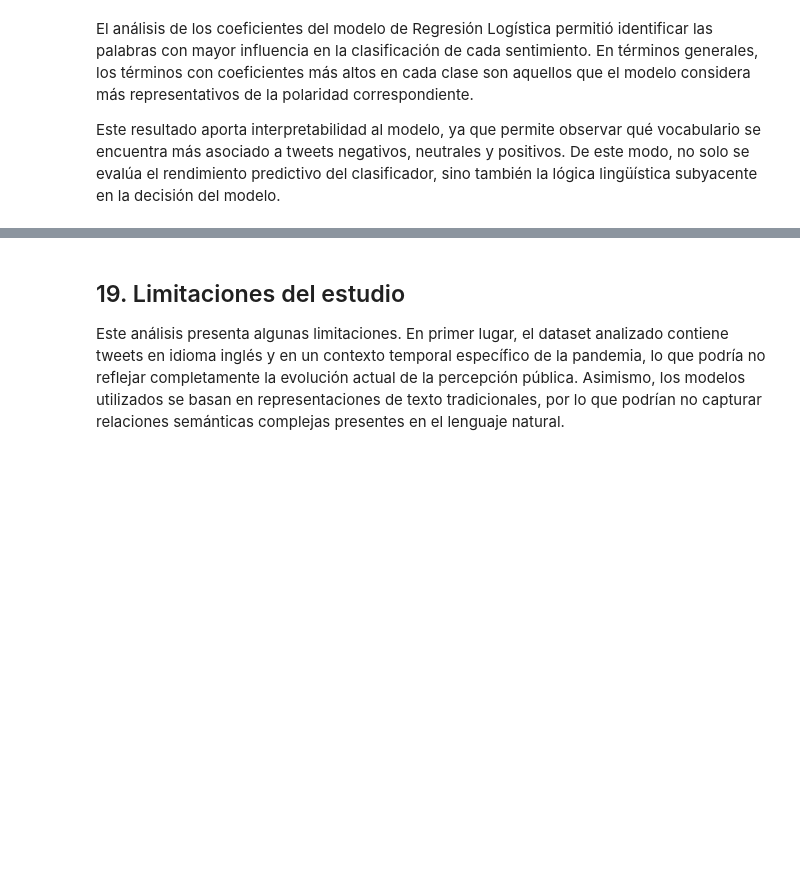
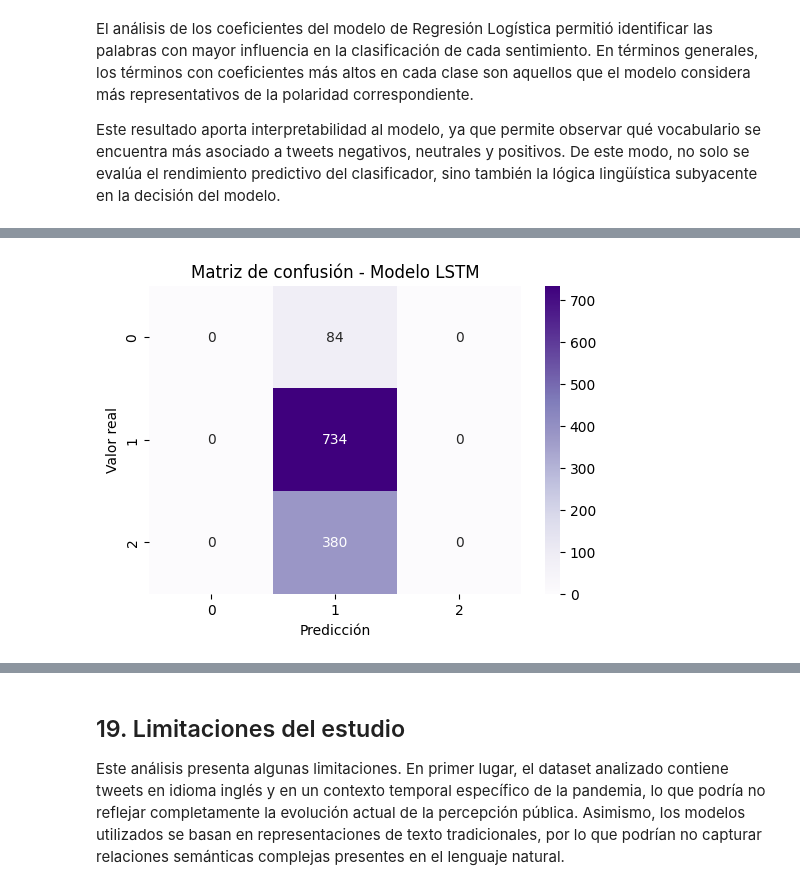
Before and after one commit to Jormao2025/Data_Science_1, a Jupyter notebook: Proyecto_Final_Data_Science_III_Análisis_Sentimiento_en_Tweets_sobre_Vacunas_contra_COVID_19.ipynb, the cells around one changed output, grey strips where cells are left out. Cells and saved outputs as stored; diff of their text form; code cells hidden in the pictures; blank space fills up the shorter version.

```diff
--- a/Proyecto_Final_Data_Science_III_Análisis_Sentimiento_en_Tweets_sobre_Vacunas_contra_COVID_19.ipynb
+++ b/Proyecto_Final_Data_Science_III_Análisis_Sentimiento_en_Tweets_sobre_Vacunas_contra_COVID_19.ipynb
@@ -1039,0 +1082,16 @@ La matriz de confusión y las métricas de clasificación permiten analizar en d
+# %%
+model_dl = Sequential([
+    Embedding(input_dim=max_words, output_dim=64, input_length=max_len),
+    LSTM(64, dropout=0.2, recurrent_dropout=0.2),
+    Dense(32, activation='relu'),
+    Dropout(0.3),
+    Dense(3, activation='softmax')
+])
+# %%
+model_dl.compile(
+    loss='categorical_crossentropy',
+    optimizer='adam',
+    metrics=['accuracy']
+)
+
+model_dl.summary()
@@ -1039,0 +1118,9 @@ La matriz de confusión y las métricas de clasificación permiten analizar en d
+# %%
+history = model_dl.fit(
+    X_train_dl,
+    y_train_dl,
+    epochs=5,
+    batch_size=32,
+    validation_split=0.2,
+    verbose=1
+)
@@ -1039,0 +1145,9 @@ La matriz de confusión y las métricas de clasificación permiten analizar en d
+# %%
+import numpy as np
+from sklearn.metrics import classification_report, confusion_matrix
+
+y_pred_dl = model_dl.predict(X_test_dl)
+y_pred_dl_classes = np.argmax(y_pred_dl, axis=1)
+y_test_dl_classes = np.argmax(y_test_dl, axis=1)
+
+print(classification_report(y_test_dl_classes, y_pred_dl_classes))
@@ -1039,0 +1165,11 @@ La matriz de confusión y las métricas de clasificación permiten analizar en d
+# %%
+cm_dl = confusion_matrix(y_test_dl_classes, y_pred_dl_classes)
+
+plt.figure(figsize=(6,4))
+sns.heatmap(cm_dl, annot=True, fmt='d', cmap='Purples')
+plt.title("Matriz de confusión - Modelo LSTM")
+plt.xlabel("Predicción")
+plt.ylabel("Valor real")
+plt.show()
+# %% [output]
+[figure, added]
```
Also changed, not shown: parts of 26 cells of this notebook.
